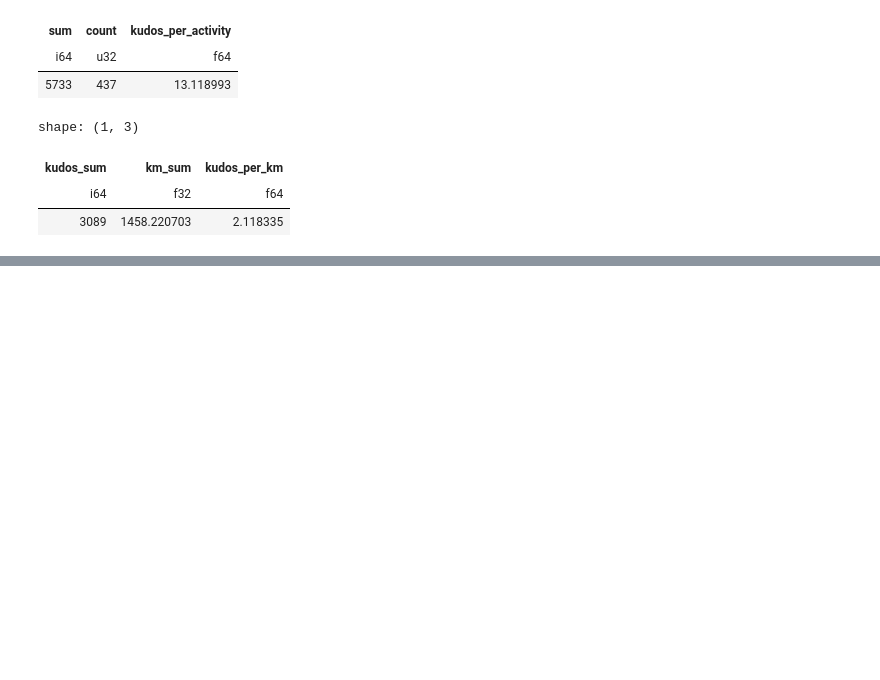
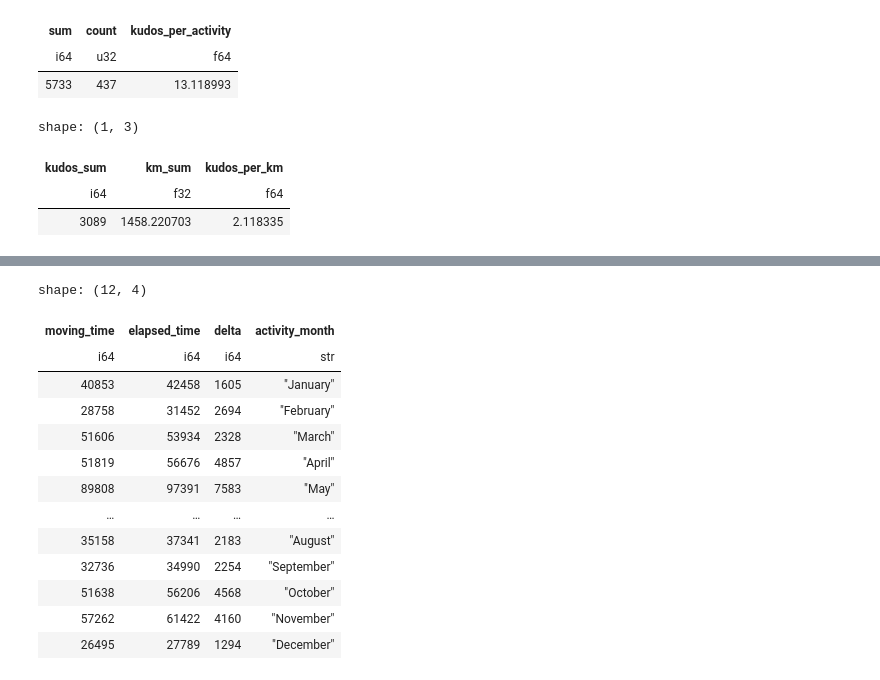
Before and after one commit to lzdnimer/strava-yis, a Jupyter notebook: analysis.ipynb, the cells around one changed output, grey strips where cells are left out. Cells and saved outputs as stored; diff of their text form; code cells hidden in the pictures; blank space fills up the shorter version.

```diff
--- a/analysis.ipynb
+++ b/analysis.ipynb
@@ -129,0 +182,25 @@ shape: (1, 1)
+# %%
+elapsed_analysis = caption_analysis_run.group_by_dynamic("start_date_local", every="1mo").agg(
+    col("moving_time").sum(),
+    col("elapsed_time").sum())
+
+elapsed_analysis.select(
+    col("moving_time"),
+    col("elapsed_time"),
+    delta = col("elapsed_time") - col("moving_time"),
+    activity_month = col("start_date_local").dt.strftime("%B"))
+# %% [output]
+shape: (12, 4)
+| moving_time | elapsed_time | delta | activity_month |
+| i64 | i64 | i64 | str |
+| 40853 | 42458 | 1605 | "January" |
+| 28758 | 31452 | 2694 | "February" |
+| 51606 | 53934 | 2328 | "March" |
+| 51819 | 56676 | 4857 | "April" |
+| 89808 | 97391 | 7583 | "May" |
+| … | … | … | … |
+| 35158 | 37341 | 2183 | "August" |
+| 32736 | 34990 | 2254 | "September" |
+| 51638 | 56206 | 4568 | "October" |
+| 57262 | 61422 | 4160 | "November" |
+| 26495 | 27789 | 1294 | "December" |
```
Also changed, not shown: parts of 7 cells of this notebook.
